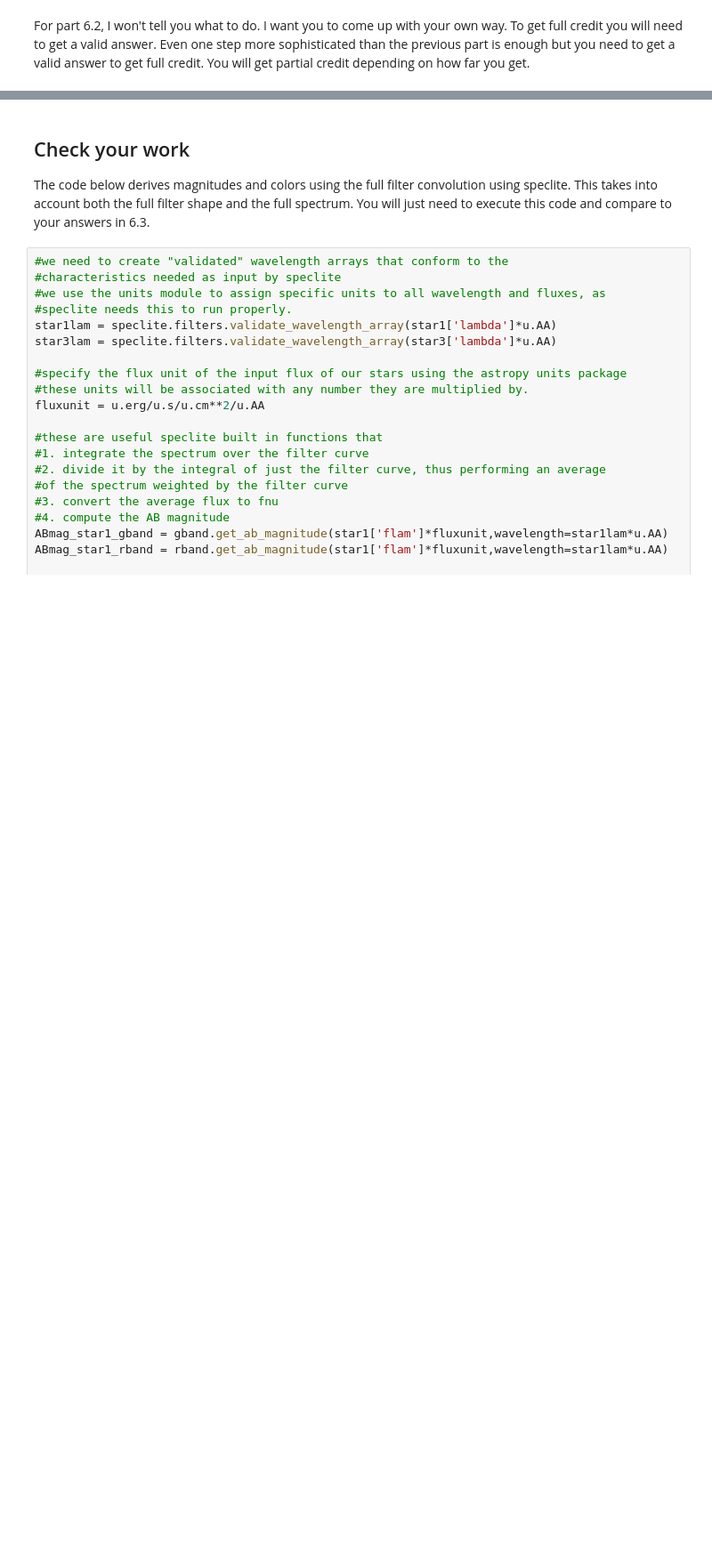
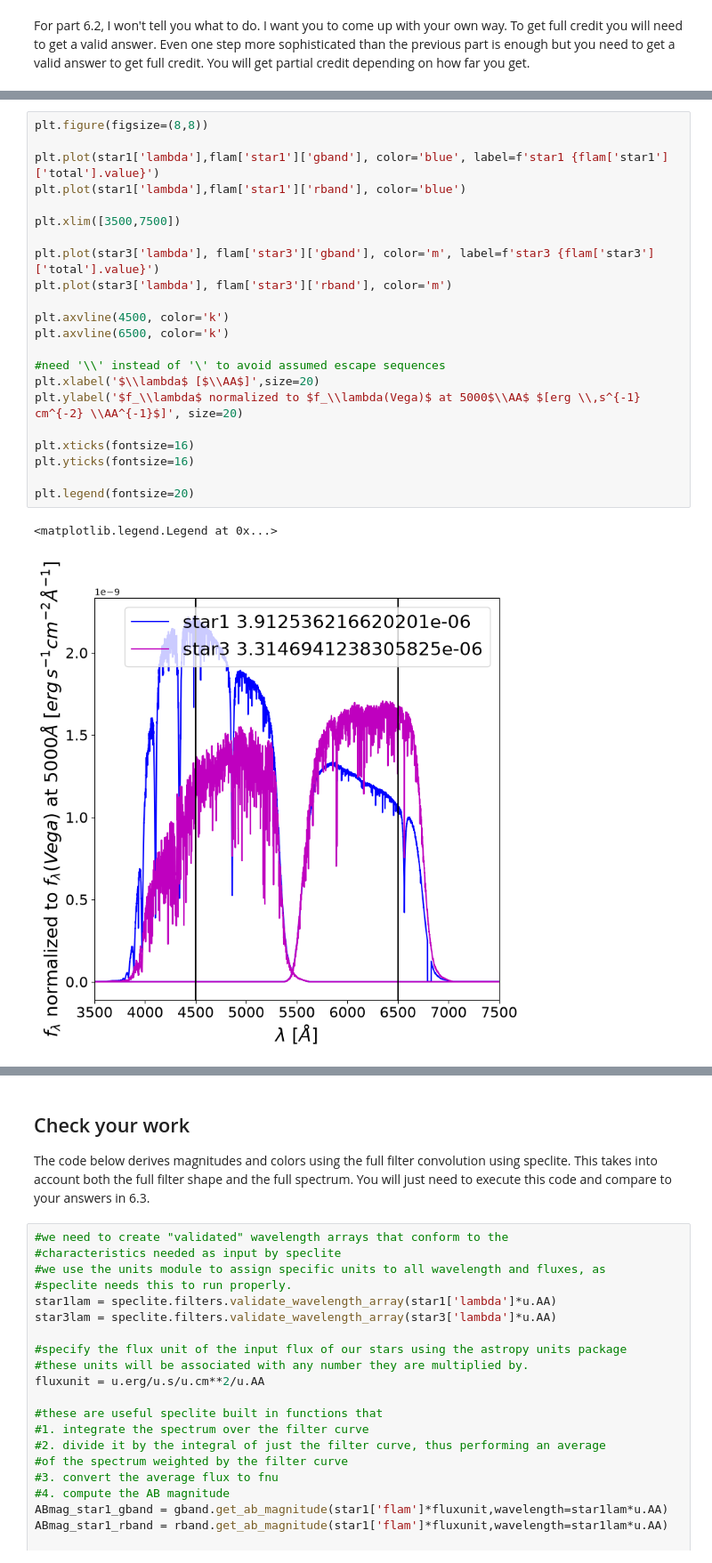
Before and after one commit to JHavens2187/Stellar-spectral-analysis, a Jupyter notebook: astr596-stellar-spectra-analysis-student.ipynb, the cells around one changed output, grey strips where cells are left out. Shown at 89% size. Drawn from its saved outputs; the diff is of its cells as text; blank space fills up the shorter version.

```diff
--- a/astr596-stellar-spectra-analysis-student.ipynb
+++ b/astr596-stellar-spectra-analysis-student.ipynb
@@ -564,2 +617,27 @@ For part 6.2, I won't tell you what to do.  I want you to come up with your own
+# %%
+plt.figure(figsize=(8,8))
+
+plt.plot(star1['lambda'],flam['star1']['gband'], color='blue', label=f'star1 {flam['star1']['total'].value}')
+plt.plot(star1['lambda'],flam['star1']['rband'], color='blue')
+
+plt.xlim([3500,7500])
+
+plt.plot(star3['lambda'], flam['star3']['gband'], color='m', label=f'star3 {flam['star3']['total'].value}')
+plt.plot(star3['lambda'], flam['star3']['rband'], color='m')
+
+plt.axvline(4500, color='k')
+plt.axvline(6500, color='k')
+
+#need '\\' instead of '\' to avoid assumed escape sequences
+plt.xlabel('$\\lambda$ [$\\AA$]',size=20)
+plt.ylabel('$f_\\lambda$ normalized to $f_\\lambda(Vega)$ at 5000$\\AA$ $[erg \\,s^{-1} cm^{-2} \\AA^{-1}$]', size=20)
+
+plt.xticks(fontsize=16)
+plt.yticks(fontsize=16)
+
+plt.legend(fontsize=20)
+# %% [output]
+<matplotlib.legend.Legend at 0x...>
+[figure, added]
 # %%
 #### Write code here for 6.2
```
Also changed, not shown: parts of 5 cells of this notebook.
